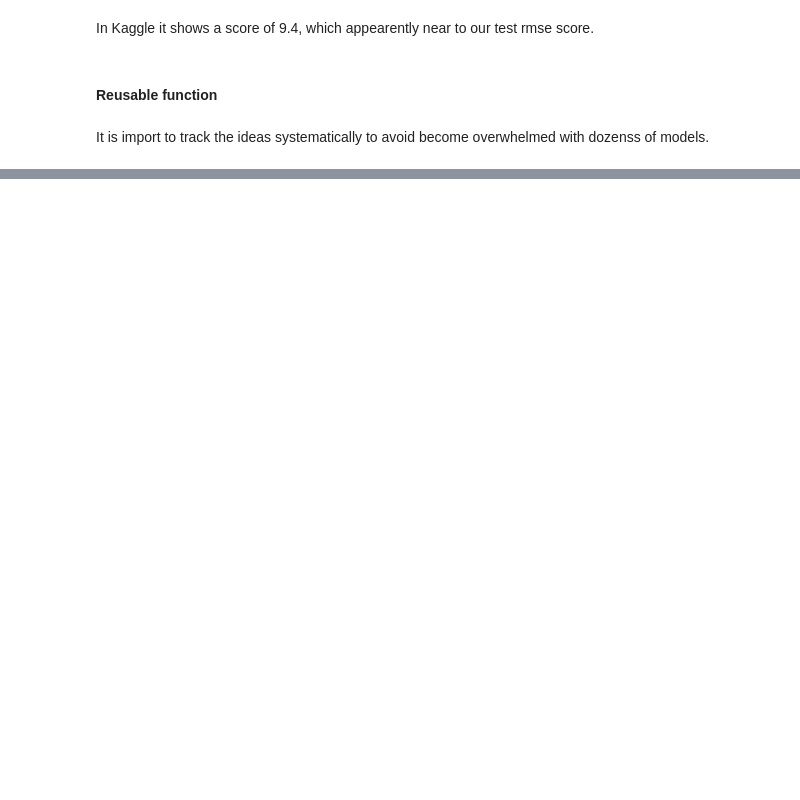
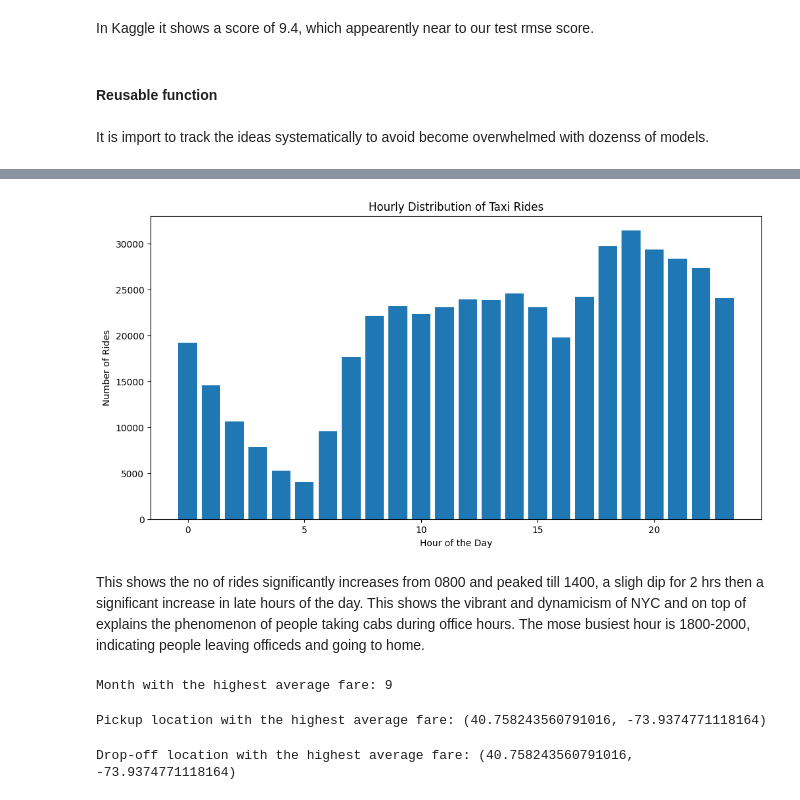
Before and after one commit to numustafa/ML-Projects-, a Jupyter notebook: Google Cloud Kaggle Competition/notebook.ipynb, the cells around one changed output, grey strips where cells are left out. Saved outputs shown, nothing was run; the diff lists cells and outputs as text; code cells hidden in the pictures; blank space fills up the shorter version.

```diff
--- a/Google Cloud Kaggle Competition/notebook.ipynb
+++ b/Google Cloud Kaggle Competition/notebook.ipynb
@@ -642,0 +847,3 @@ It is import to track the ideas systematically to avoid become overwhelmed with
+# %%
+filtered_df = remove_outliers(df)
+filtered_df.describe()
@@ -642,0 +924,63 @@ It is import to track the ideas systematically to avoid become overwhelmed with
+# %%
+import matplotlib.pyplot as plt
+
+# Group and count data by hour
+hourly_distribution = filtered_df.groupby("pickup_datetime_hour").size()
+
+# Create a bar chart
+plt.figure(figsize=(12, 6))  # Adjust the size of the figure as needed
+plt.bar(hourly_distribution.index, hourly_distribution.values)
+
+# Adding titles and labels
+plt.title('Hourly Distribution of Taxi Rides')
+plt.xlabel('Hour of the Day')
+plt.ylabel('Number of Rides')
+
+# Show the plot
+plt.show()
+# %% [output]
+[figure, added]
+# %% [markdown]
+This shows the no of rides significantly increases from 0800 and peaked till 1400, a sligh dip for 2 hrs then a significant increase in late hours of the day. This shows the vibrant and dynamicism of NYC and on top of explains the phenomenon of people taking cabs during office hours. The mose busiest hour is 1800-2000, indicating people leaving officeds and going to home.
+# %%
+# Group by month and calculate average fare
+average_fare_per_month = filtered_df.groupby('pickup_datetime_month')['fare_amount'].mean()
+
+# Find the month with the highest average fare
+month_with_highest_fare = average_fare_per_month.idxmax()
+
+print(f"Month with the highest average fare: {month_with_highest_fare}")
+# %% [output]
+Month with the highest average fare: 9
+# %%
+# Which pickup locations have the highest fares?
+# Group by pickup location and calculate average fare
+average_fare_per_location = filtered_df.groupby(['pickup_latitude', 'pickup_longitude'])['fare_amount'].mean()
+
+# Optionally, filter out locations with very few rides to get more reliable averages
+count_rides_per_location = filtered_df.groupby(['pickup_latitude', 'pickup_longitude']).size()
+reliable_locations = count_rides_per_location[count_rides_per_location > 10].index
+average_fare_per_location = average_fare_per_location.loc[reliable_locations]
+
+# Find the location with the highest average fare
+location_with_highest_fare = average_fare_per_location.idxmax()
+
+print(f"Pickup location with the highest average fare: {location_with_highest_fare}")
+# %% [output]
+Pickup location with the highest average fare: (40.758243560791016, -73.9374771118164)
+# %%
+# Which drop locations have the highest fares?
+# Group by pickup location and calculate average fare
+average_fare_per_location = filtered_df.groupby(['dropoff_latitude', 'dropoff_longitude'])['fare_amount'].mean()
+
+# Optionally, filter out locations with very few rides to get more reliable averages
+count_rides_per_location = filtered_df.groupby(['dropoff_latitude', 'dropoff_longitude']).size()
+reliable_locations = count_rides_per_location[count_rides_per_location > 10].index
+average_fare_per_location = average_fare_per_location.loc[reliable_locations]
+
+# Find the location with the highest average fare
+location_with_highest_fare = average_fare_per_location.idxmax()
+
+print(f"Drop-off location with the highest average fare: {location_with_highest_fare}")
+# %% [output]
+Drop-off location with the highest average fare: (40.758243560791016, -73.9374771118164)
```
Also changed, not shown: parts of 61 cells of this notebook.
